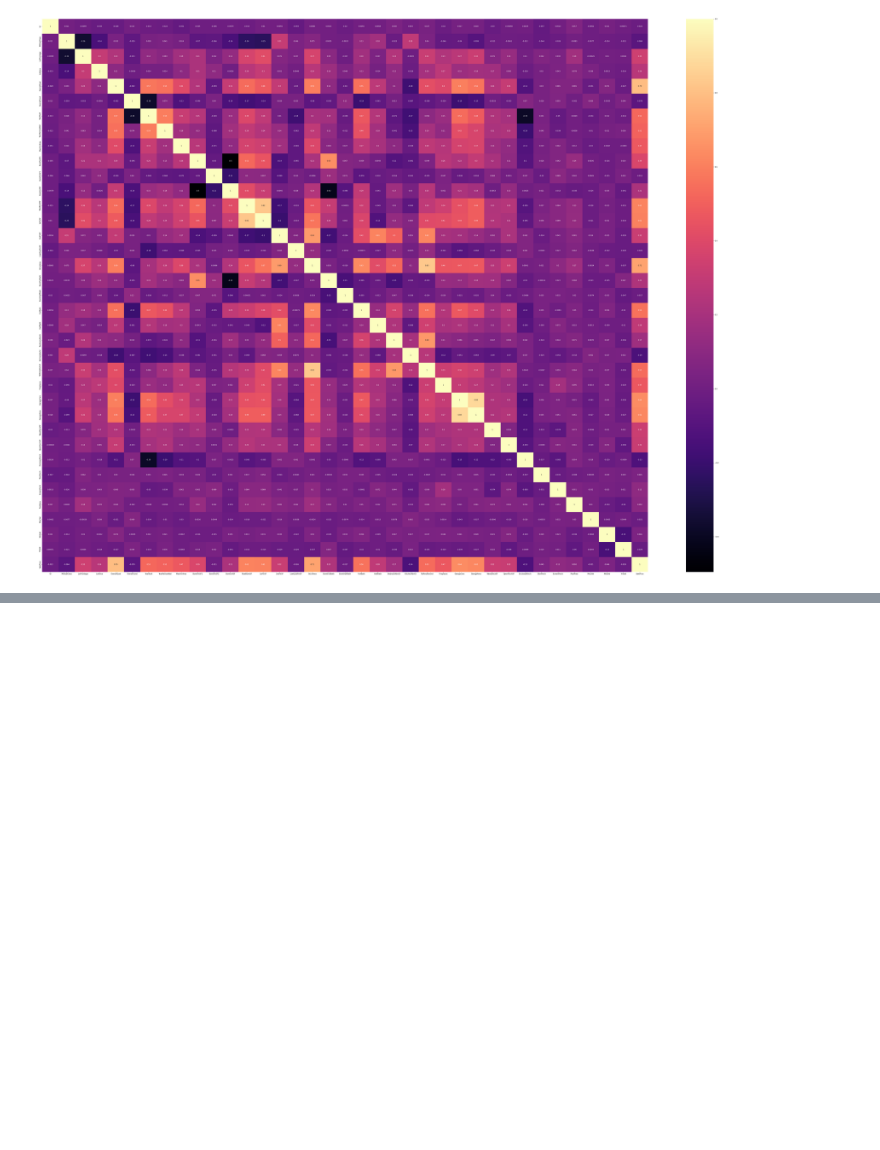
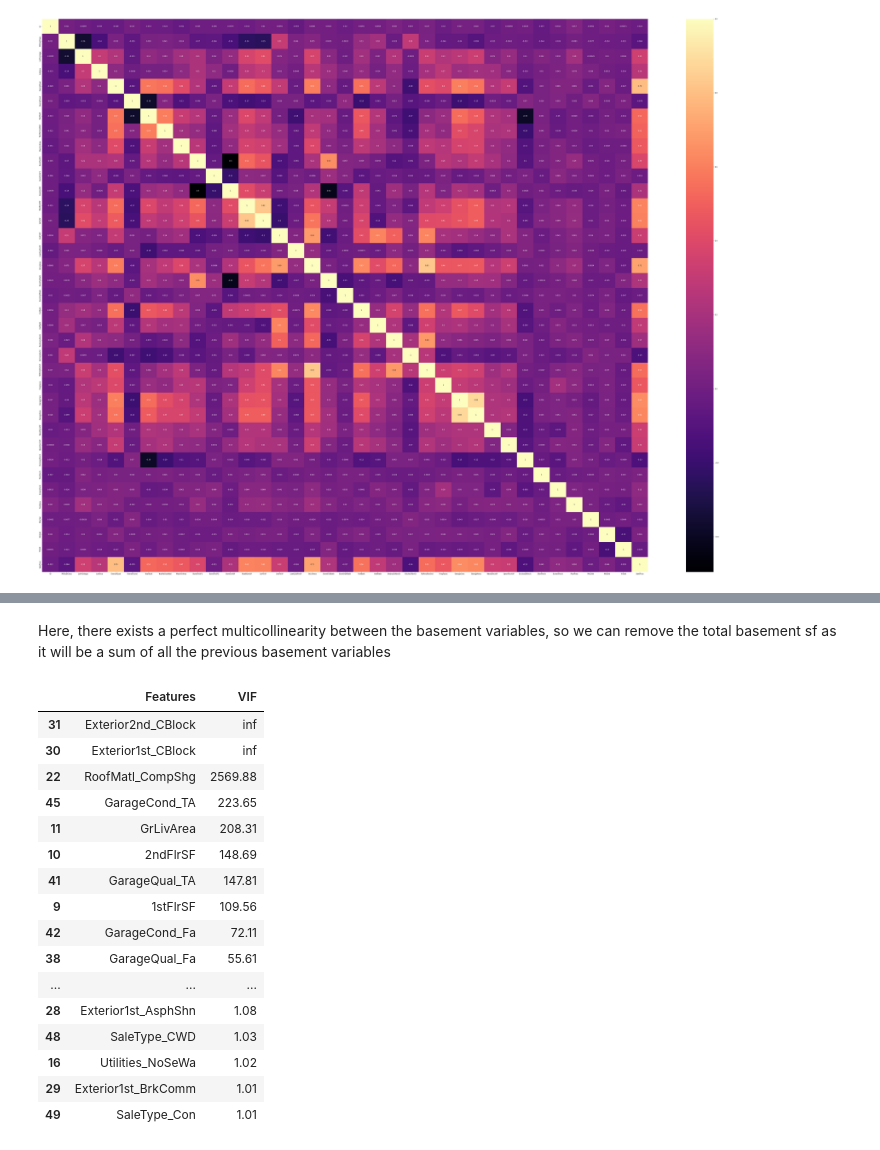
Before and after one commit to adiraptor/houose_pricing_assignment, a Jupyter notebook: house_price_forecasting.ipynb, the cells around one changed output, grey strips where cells are left out. Cells and saved outputs as stored; diff of their text form; code cells hidden in the pictures; blank space fills up the shorter version.

```diff
--- a/house_price_forecasting.ipynb
+++ b/house_price_forecasting.ipynb
@@ -507,0 +249,2 @@ ALPHA: 0.000 R2 SCORE: -4.6470% new_score, 20669883.3
+# %%
+housing_df = housing_df.drop('TotRmsAbvGrd', axis = 1)
@@ -507,0 +507,27 @@ ALPHA: 0.000 R2 SCORE: -4.6470% new_score, 20669883.3
+# %% [markdown]
+Here, there exists a perfect multicollinearity between the basement variables, so we can remove the total basement sf as it will be a sum of all the previous basement variables
+# %%
+X_train = X_train.drop('TotalBsmtSF', axis = 1)
+X_train_rfe = X_train_rfe.drop('TotalBsmtSF', axis = 1)
+
+#Recalculate VIF
+
+calc_vif()
+# %% [output]
+|  | Features | VIF |
+| 31 | Exterior2nd_CBlock | inf |
+| 30 | Exterior1st_CBlock | inf |
+| 22 | RoofMatl_CompShg | 2569.88 |
+| 45 | GarageCond_TA | 223.65 |
+| 11 | GrLivArea | 208.31 |
+| 10 | 2ndFlrSF | 148.69 |
+| 41 | GarageQual_TA | 147.81 |
+| 9 | 1stFlrSF | 109.56 |
+| 42 | GarageCond_Fa | 72.11 |
+| 38 | GarageQual_Fa | 55.61 |
+| ... | ... | ... |
+| 28 | Exterior1st_AsphShn | 1.08 |
+| 48 | SaleType_CWD | 1.03 |
+| 16 | Utilities_NoSeWa | 1.02 |
+| 29 | Exterior1st_BrkComm | 1.01 |
+| 49 | SaleType_Con | 1.01 |
```
Also changed, not shown: parts of 80 cells of this notebook.
